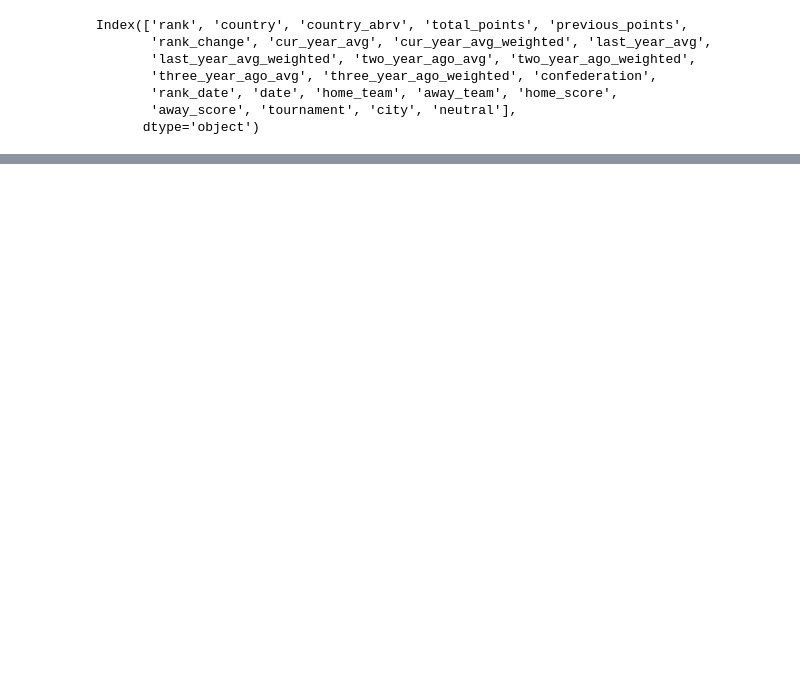
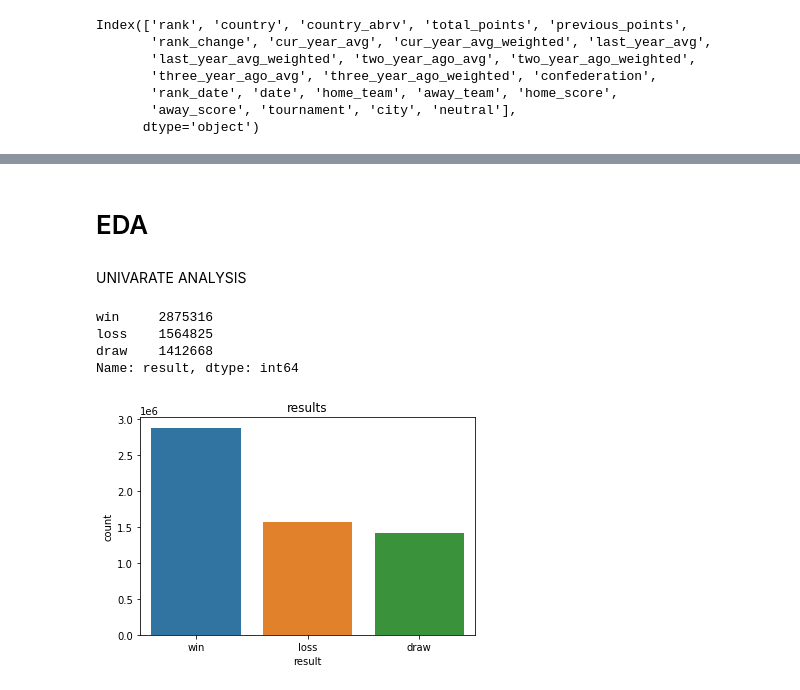
Before and after one commit to Kevinsamuelgitau/W9-IP, a Jupyter notebook: Samuel_Gitau_W6_IP.ipynb, the cells around one changed output, grey strips where cells are left out. Drawn from its saved outputs; the diff is of its cells as text; code cells hidden in the pictures; blank space fills up the shorter version.

```diff
--- a/Samuel_Gitau_W6_IP.ipynb
+++ b/Samuel_Gitau_W6_IP.ipynb
@@ -189,0 +245,7 @@ plt.show()
+# %%
+# we use a conditional statement to assign names to the results obtained above
+# we drop our dummy column
+new_df.loc[new_df['column'] > 0, 'result'] = 'win'
+new_df.loc[new_df['column'] == 0, 'result'] = 'draw'
+new_df.loc[new_df['column'] < 0, 'result'] = 'loss'
+new_df = new_df.drop('column', axis = 1)
@@ -189,0 +279,12 @@ plt.show()
+# %%
+# rename rank column
+new_df.rename(columns = {'rank':'hometeam_rank'}, inplace=True)
+# %%
+# we will drop more columns that we aren't going to use for analysis
+#
+#  home_team is the same as country
+
+df = new_df.drop(['country', 'country_abrv', 'total_points',  'cur_year_avg', 'cur_year_avg_weighted', 'last_year_avg',	'last_year_avg_weighted',  'two_year_ago_avg', 'two_year_ago_weighted', 'three_year_ago_avg', 'three_year_ago_weighted', 'rank_date', 'city'],axis=1)
+# %%
+# arrange the columns
+df= df[[ 'home_team', 'home_score', 'away_team', 'away_score', 'result', 'date',  'tournament', 'hometeam_rank', 'neutral', 'previous_points', 'rank_change', 'confederation']]
@@ -189,0 +325,17 @@ plt.show()
+# %% [markdown]
+# EDA
+# %% [markdown]
+UNIVARATE ANALYSIS
+# %%
+# We will create visual displays of the dataset
+sns.countplot(df['result'])
+plt.title('results')
+
+df['result'].value_counts()
+# Most home teams won
+# %% [output]
+win     2875316
+loss    1564825
+draw    1412668
+Name: result, dtype: int64
+[figure, added]
```
Also changed, not shown: parts of 47 cells of this notebook.
